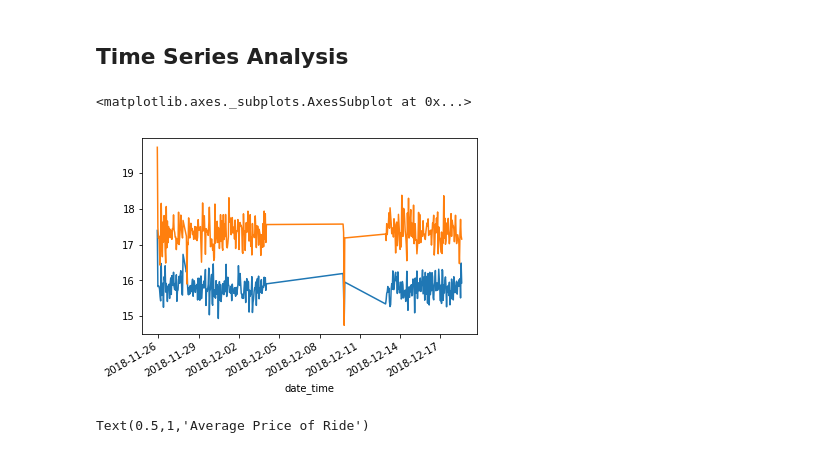
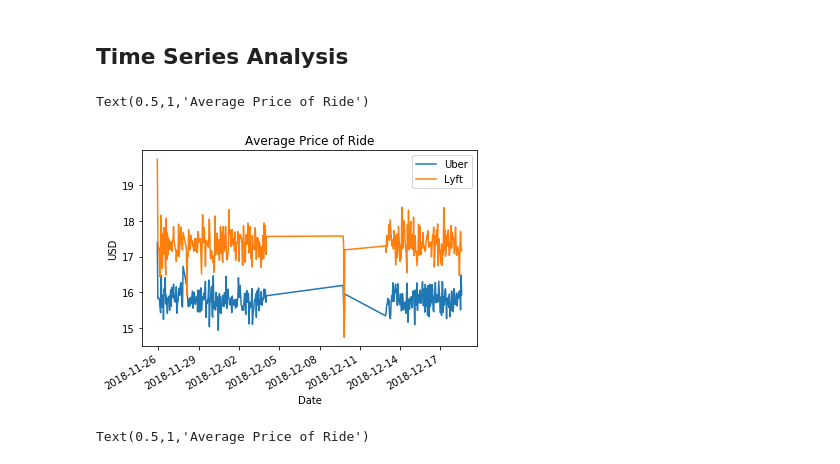
Before and after one commit to aschams/Uber_Lyft_Analysis, a Jupyter notebook: Mod_4_Proj_Aschams.ipynb, the cells around one changed output. Cells and saved outputs as stored; diff of their text form; code cells hidden in the pictures.

Commit message:
label overall price graph

```diff
--- a/Mod_4_Proj_Aschams.ipynb
+++ b/Mod_4_Proj_Aschams.ipynb
@@ -1033,13 +1033,17 @@ def get_avg_by_cab(df, cab_type, gb_feature, feature):
 # %%
 Uber_avg_price = get_avg_by_cab(df, 'Uber', 'date_time', 'price')
 Lyft_avg_price = get_avg_by_cab(df, 'Lyft', 'date_time', 'price')
-# %%
-plt.figure()
-Uber_avg_price.plot()
-Lyft_avg_price.plot()
-# %% [output]
-<matplotlib.axes._subplots.AxesSubplot at 0x...>
-[figure, removed]
+# %%
+plt.figure()
+Uber_avg_price.plot(label='Uber')
+Lyft_avg_price.plot(label='Lyft')
+plt.legend()
+plt.xlabel('Date')
+plt.ylabel('USD')
+plt.title("Average Price of Ride")
+# %% [output]
+Text(0.5,1,'Average Price of Ride')
+[figure, added]
 # %%
 Uber_first_segment = Uber_avg_price['2018-11-26':'2018-12-04']
 Lyft_first_segment = Lyft_avg_price['2018-11-26':'2018-12-04']
```
